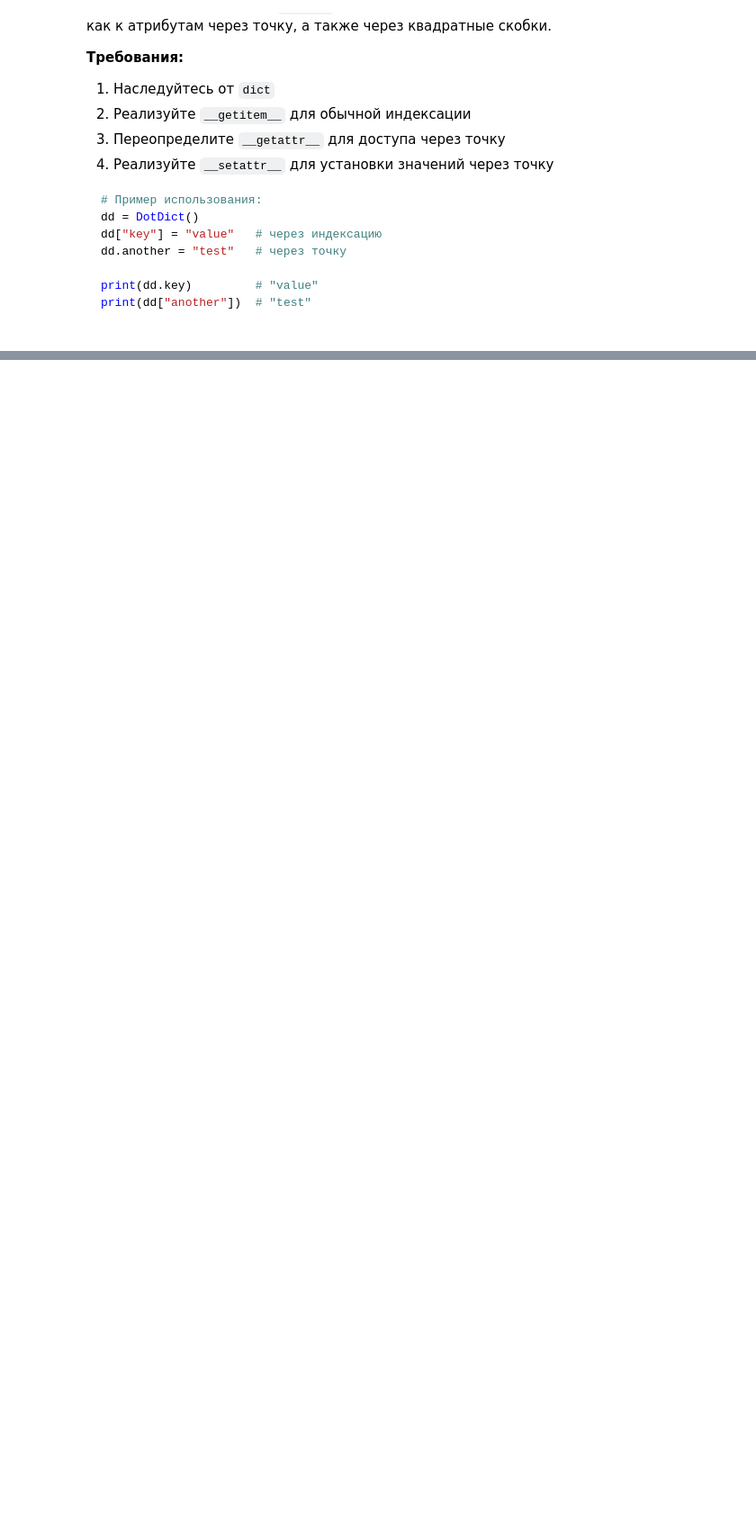
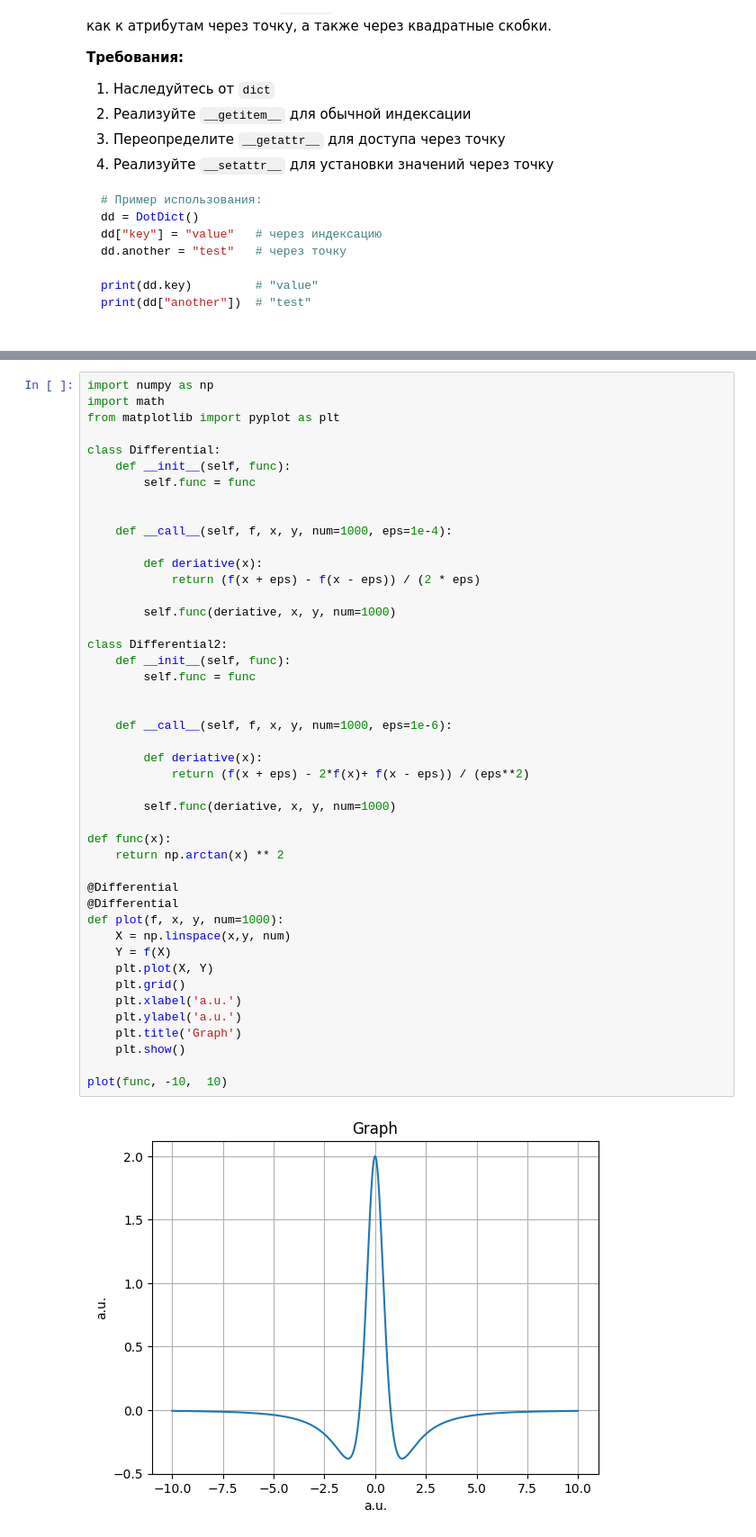
Before and after one commit to ZebraHead22/Python_OOP, a Jupyter notebook: seminars/seminar_08.ipynb, the cells around one changed output, grey strips where cells are left out. Shown at 90% size. Drawn from its saved outputs; the diff is of its cells as text; blank space fills up the shorter version.

```diff
--- a/seminars/seminar_08.ipynb
+++ b/seminars/seminar_08.ipynb
@@ -315,0 +434,47 @@ Graph(-10, 10)
+# %%
+import numpy as np
+import math
+from matplotlib import pyplot as plt
+
+class Differential:
+    def __init__(self, func):
+        self.func = func
+
+
+    def __call__(self, f, x, y, num=1000, eps=1e-4):
+
+        def deriative(x):
+            return (f(x + eps) - f(x - eps)) / (2 * eps)
+
+        self.func(deriative, x, y, num=1000)
+
+class Differential2:
+    def __init__(self, func):
+        self.func = func
+
+
+    def __call__(self, f, x, y, num=1000, eps=1e-6):
+
+        def deriative(x):
+            return (f(x + eps) - 2*f(x)+ f(x - eps)) / (eps**2)
+
+        self.func(deriative, x, y, num=1000)
+
+def func(x):
+    return np.arctan(x) ** 2
+
+@Differential
+@Differential
+def plot(f, x, y, num=1000):
+    X = np.linspace(x,y, num)
+    Y = f(X)
+    plt.plot(X, Y)
+    plt.grid()
+    plt.xlabel('a.u.')
+    plt.ylabel('a.u.')
+    plt.title('Graph')
+    plt.show()
+
+plot(func, -10,  10)
+# %% [output]
+[figure, added]
```
Also changed, not shown: parts of 5 cells of this notebook, 1 other file.
